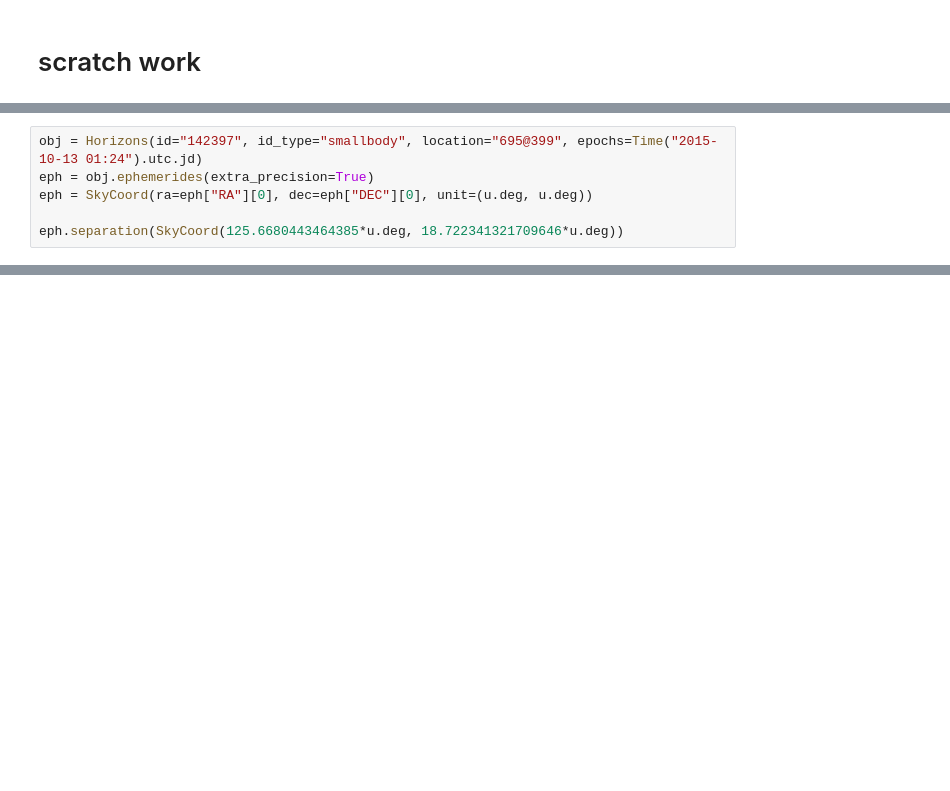
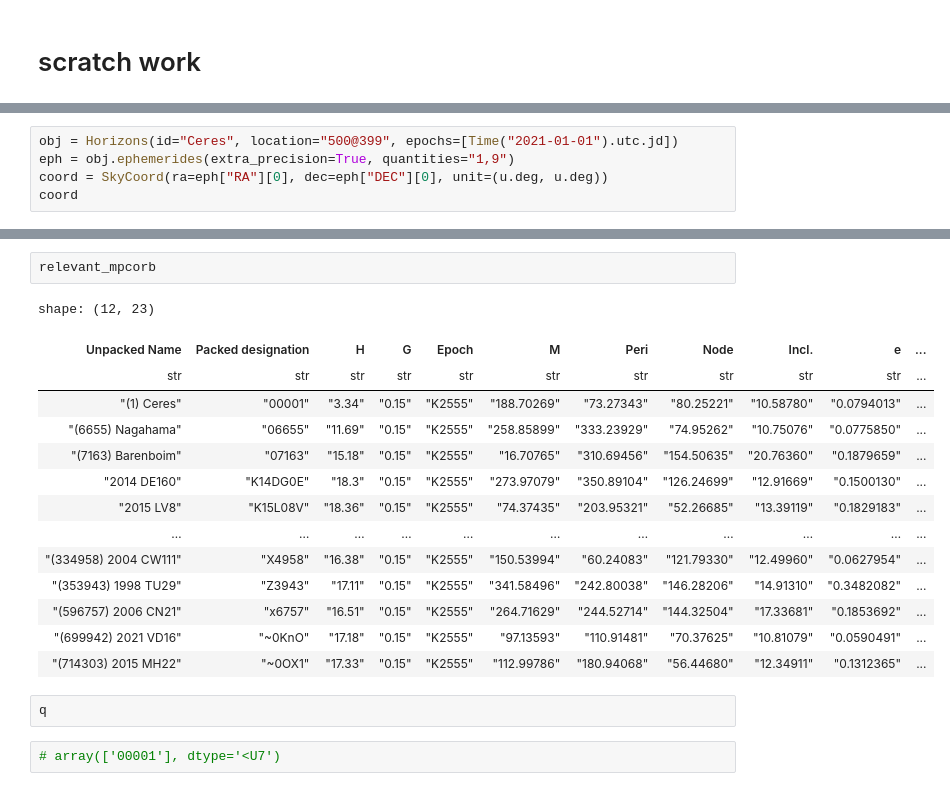
Before and after one commit to ben-cassese/jorbit, a Jupyter notebook: scratch.ipynb, the cells around one changed output, grey strips where cells are left out. Drawn from its saved outputs; the diff is of its cells as text; blank space fills up the shorter version.

```diff
--- a/scratch.ipynb
+++ b/scratch.ipynb
@@ -28,7 +15,6 @@ Table length=2
 # %%
-obj = Horizons(id="142397", id_type="smallbody", location="695@399", epochs=Time("2015-10-13 01:24").utc.jd)
-eph = obj.ephemerides(extra_precision=True)
-eph = SkyCoord(ra=eph["RA"][0], dec=eph["DEC"][0], unit=(u.deg, u.deg))
-
-eph.separation(SkyCoord(125.6680443464385*u.deg, 18.722341321709646*u.deg))
+obj = Horizons(id="Ceres", location="500@399", epochs=[Time("2021-01-01").utc.jd])
+eph = obj.ephemerides(extra_precision=True, quantities="1,9")
+coord = SkyCoord(ra=eph["RA"][0], dec=eph["DEC"][0], unit=(u.deg, u.deg))
+coord
 # %% [output]
@@ -53,0 +105,21 @@ $3.85\mathrm{{}^{\prime}}$
+# %%
+relevant_mpcorb
+# %% [output]
+shape: (12, 23)
+| Unpacked Name | Packed designation | H | G | Epoch | M | Peri | Node | Incl. | e | ... |
+| str | str | str | str | str | str | str | str | str | str | ... |
+| "(1) Ceres" | "00001" | "3.34" | "0.15" | "K2555" | "188.70269" | "73.27343" | "80.25221" | "10.58780" | "0.0794013" | ... |
+| "(6655) Nagahama" | "06655" | "11.69" | "0.15" | "K2555" | "258.85899" | "333.23929" | "74.95262" | "10.75076" | "0.0775850" | ... |
+| "(7163) Barenboim" | "07163" | "15.18" | "0.15" | "K2555" | "16.70765" | "310.69456" | "154.50635" | "20.76360" | "0.1879659" | ... |
+| "2014 DE160" | "K14DG0E" | "18.3" | "0.15" | "K2555" | "273.97079" | "350.89104" | "126.24699" | "12.91669" | "0.1500130" | ... |
+| "2015 LV8" | "K15L08V" | "18.36" | "0.15" | "K2555" | "74.37435" | "203.95321" | "52.26685" | "13.39119" | "0.1829183" | ... |
+| … | … | … | … | … | … | … | … | … | … | ... |
+| "(334958) 2004 CW111" | "X4958" | "16.38" | "0.15" | "K2555" | "150.53994" | "60.24083" | "121.79330" | "12.49960" | "0.0627954" | ... |
+| "(353943) 1998 TU29" | "Z3943" | "17.11" | "0.15" | "K2555" | "341.58496" | "242.80038" | "146.28206" | "14.91310" | "0.3482082" | ... |
+| "(596757) 2006 CN21" | "x6757" | "16.51" | "0.15" | "K2555" | "264.71629" | "244.52714" | "144.32504" | "17.33681" | "0.1853692" | ... |
+| "(699942) 2021 VD16" | "~0KnO" | "17.18" | "0.15" | "K2555" | "97.13593" | "110.91481" | "70.37625" | "10.81079" | "0.0590491" | ... |
+| "(714303) 2015 MH22" | "~0OX1" | "17.33" | "0.15" | "K2555" | "112.99786" | "180.94068" | "56.44680" | "12.34911" | "0.1312365" | ... |
+# %%
+q
+# %%
+# array(['00001'], dtype='<U7')
```
Also changed, not shown: parts of 14 cells of this notebook, 7 other files.
